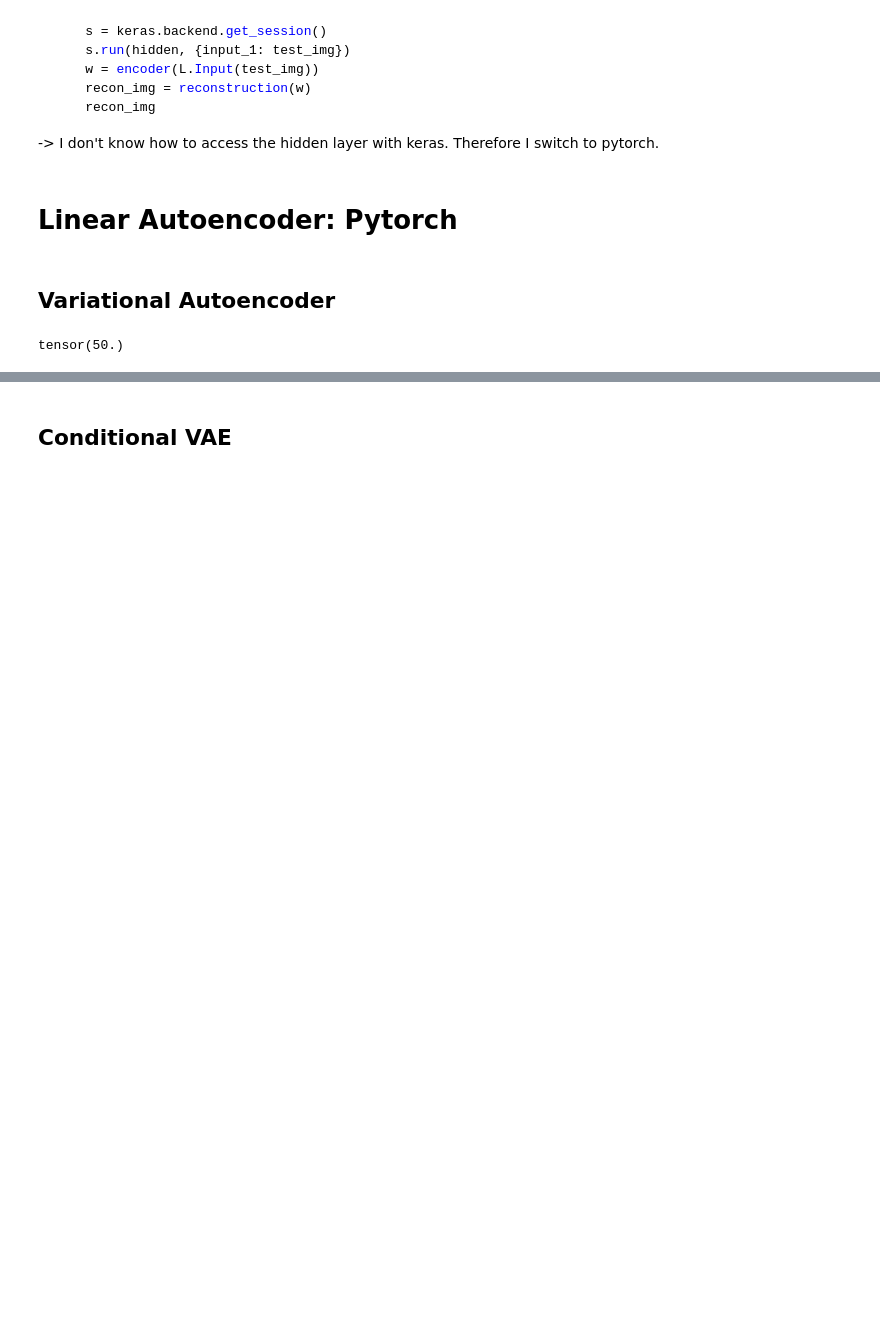
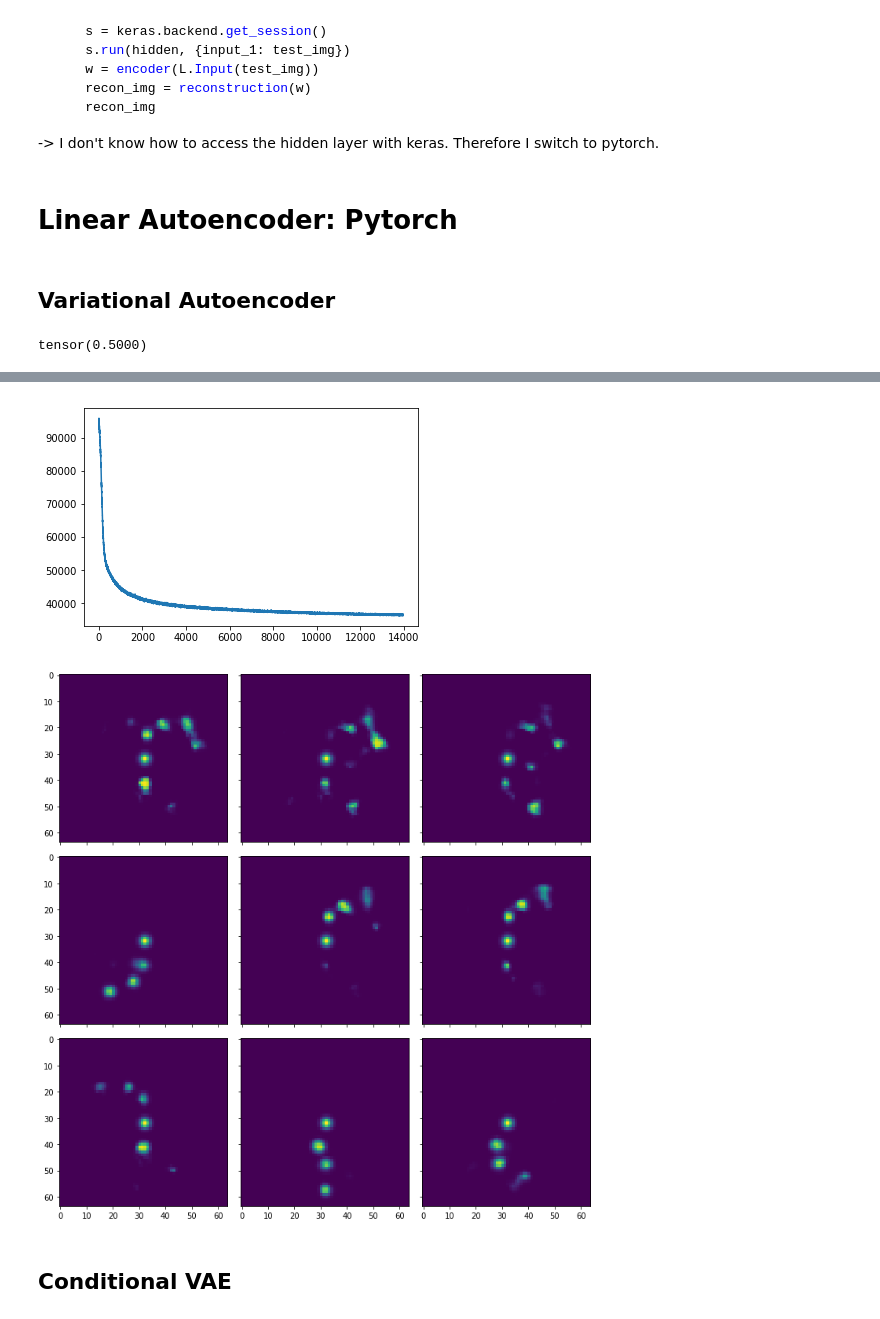
Before and after one commit to Lapu-Lapu/deep-lvm-pose-tracking, a Jupyter notebook: notebooks/toy_data.ipynb, the cells around one changed output, grey strips where cells are left out. Saved outputs shown, nothing was run; the diff lists cells and outputs as text; code cells hidden in the pictures; blank space fills up the shorter version.

Commit message:
Tested bernoulli VAE after refactor: works.

```diff
--- a/notebooks/toy_data.ipynb
+++ b/notebooks/toy_data.ipynb
@@ -329,28 +329,28 @@ loss_func = partial(v.loss_function, beta=1, likelihood='mse')
 # %%
 # check loss function
-xhat = 11*torch.ones((batch_size, D+3))
+mu_x = 0*torch.ones((batch_size, D+3))
+var_x = 1*torch.ones((batch_size, D+3))
 x = torch.ones((batch_size, D+3))
 mu = torch.zeros((batch_size, latent_dim))
 logvar = torch.zeros((batch_size, latent_dim))
-loss_func = partial(v.loss_function, beta=1, likelihood='mse')
-loss_func(recon_x=xhat, x=x, mu=mu, logvar=logvar)
+loss_func = partial(v.loss_function, beta=1, likelihood='normal')
+loss_func(decoded=(mu_x, var_x), x=x, mu=mu, logvar=logvar)
 # batch_size*(D+3)*0.5*np.log(np.pi*0.5)
 # %% [output]
-tensor(50.)
+tensor(0.5000)
 # %%
-for likelihood in ['bce']:
-    model = VAE(input_dim=D, latent_dim=latent_dim,
-                hidden=900).to(device)
-    optimizer = torch.optim.Adam(model.parameters(), lr=1e-3)
-    loss_func = partial(v.loss_function, beta=1, likelihood=likelihood)
-    train_loss = fit(model, dataloader, device=device, optimizer=optimizer,
-                    epochs=3, loss_func=loss_func)
+model = VAE(input_dim=D, latent_dim=latent_dim,
+            hidden=900, likelihood='bernoulli').to(device)
+optimizer = torch.optim.Adam(model.parameters(), lr=1e-3)
+loss_func = partial(v.loss_function, beta=1, likelihood=model.likelihood)
+train_loss = fit(model, dataloader, device=device, optimizer=optimizer,
+                epochs=2, loss_func=loss_func)
 
-    skip = min(100, len(train_loss))
-    plt.plot(train_loss[skip:])
-    plt.show()
-    plot_sample_grid(draw_samples(model))
-    del model
-    torch.cuda.empty_cache()
+skip = min(100, len(train_loss))
+plt.plot(train_loss[skip:])
+plt.show()
+plot_sample_grid(draw_samples(model))
+del model
+torch.cuda.empty_cache()
 # %% [output]
 [interactive output not drawn]
@@ -363,3 +362,5 @@ val loss: 4.77E+04
+[figure, added]
+[figure, added]
 # %%
 recon, mu,logvar = model(Tensor(test_img).to(device))
 print(mu)
```
Also changed, not shown: parts of 11 cells of this notebook.
